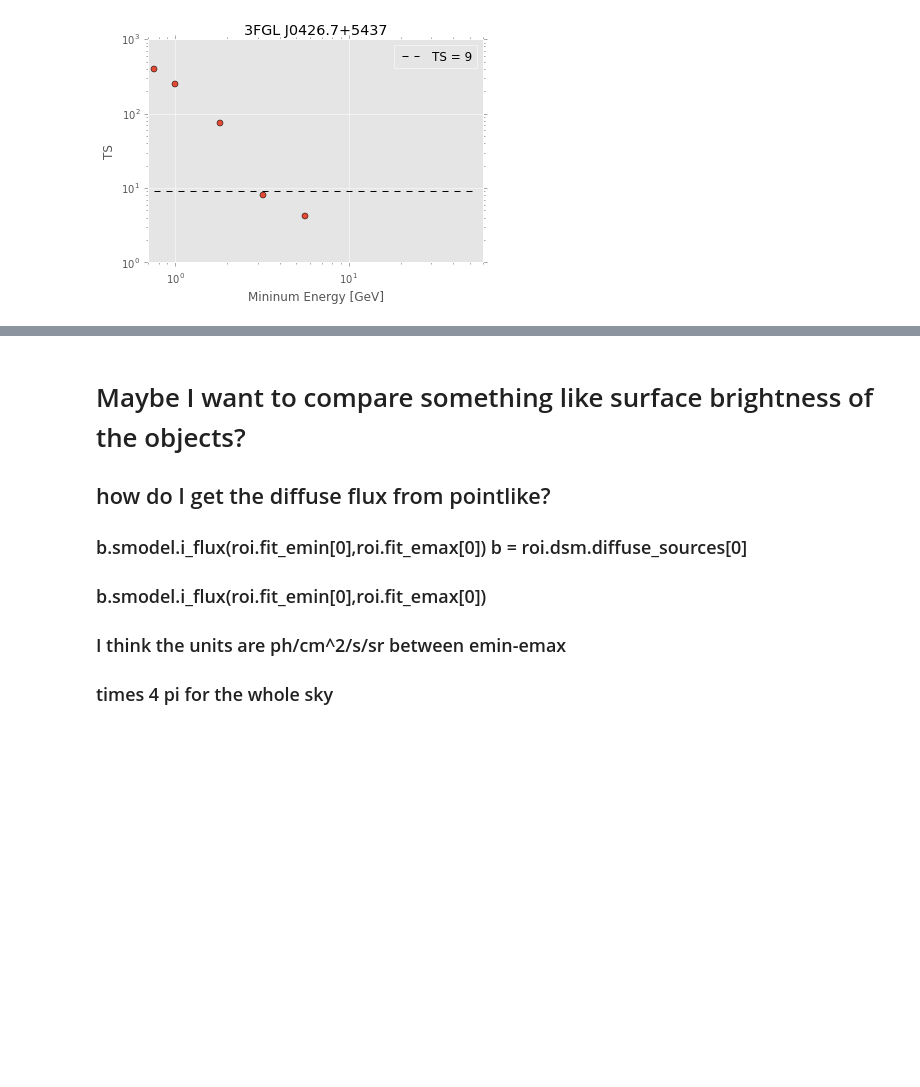
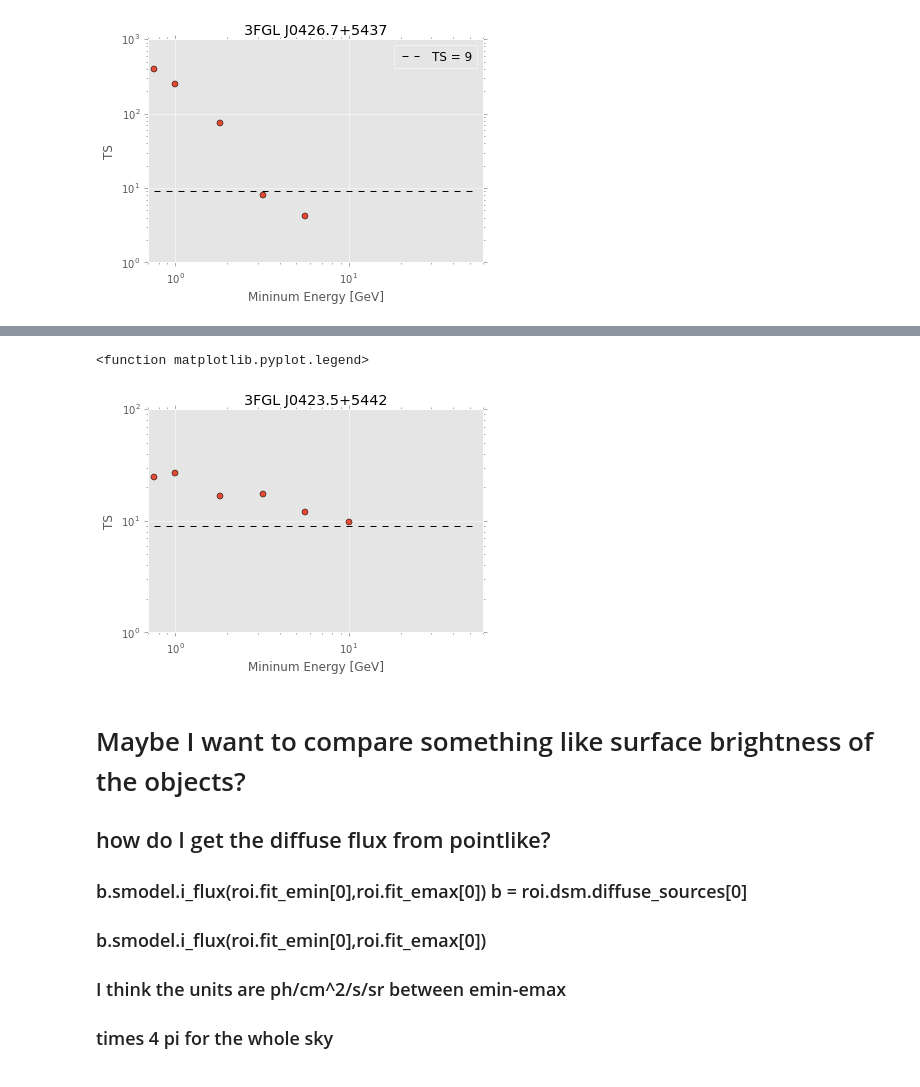
Before and after one commit to bbw7561135/ipynbs, a Jupyter notebook: G150.3+4.5.ipynb, the cells around one changed output, grey strips where cells are left out. Cells and saved outputs as stored; diff of their text form; code cells hidden in the pictures; blank space fills up the shorter version.

```diff
--- a/G150.3+4.5.ipynb
+++ b/G150.3+4.5.ipynb
@@ -630,3 +655,14 @@ plt.legend()
+# %%
+plt.loglog(x,TS0423_0,'o')
+plt.xlabel('Mininum Energy [GeV]')
+plt.ylabel('TS')
+plt.title('3FGL J0423.5+5442')
+plt.xlim(.700,60)
+plt.hlines(9,x[-1],x[-2],linestyles ='--',label = 'TS = 9')
+plt.legend
+# %% [output]
+<function matplotlib.pyplot.legend>
+[figure, added]
 # %% [markdown]
 # Maybe I want to compare something like surface brightness of the objects?
 ## how do I get the diffuse flux from pointlike?
```
Also changed, not shown: parts of 10 cells of this notebook.
